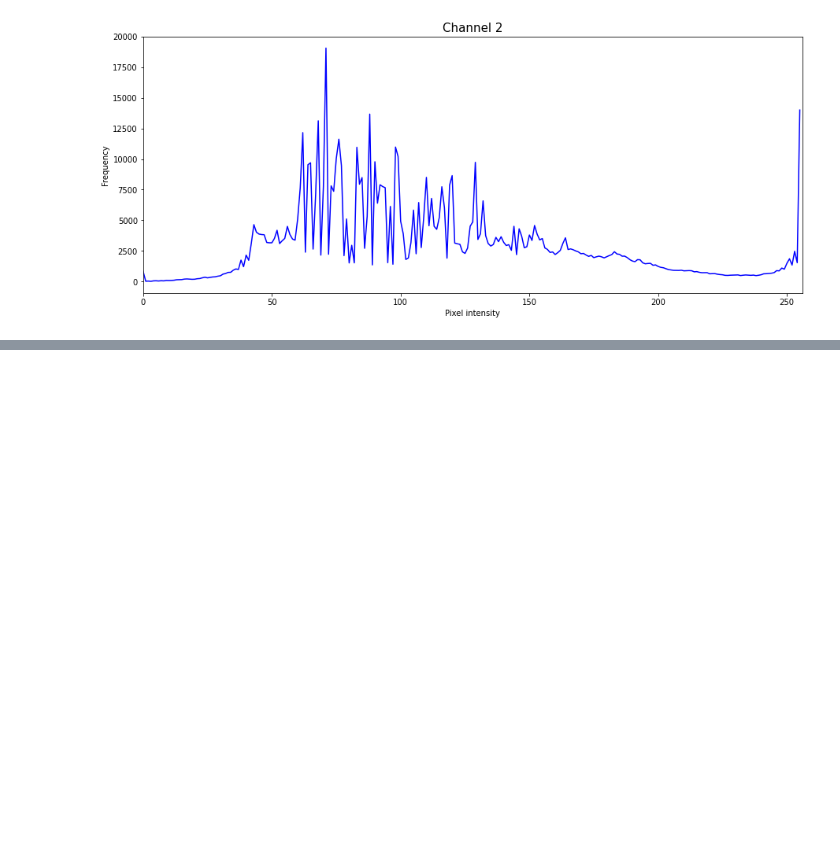
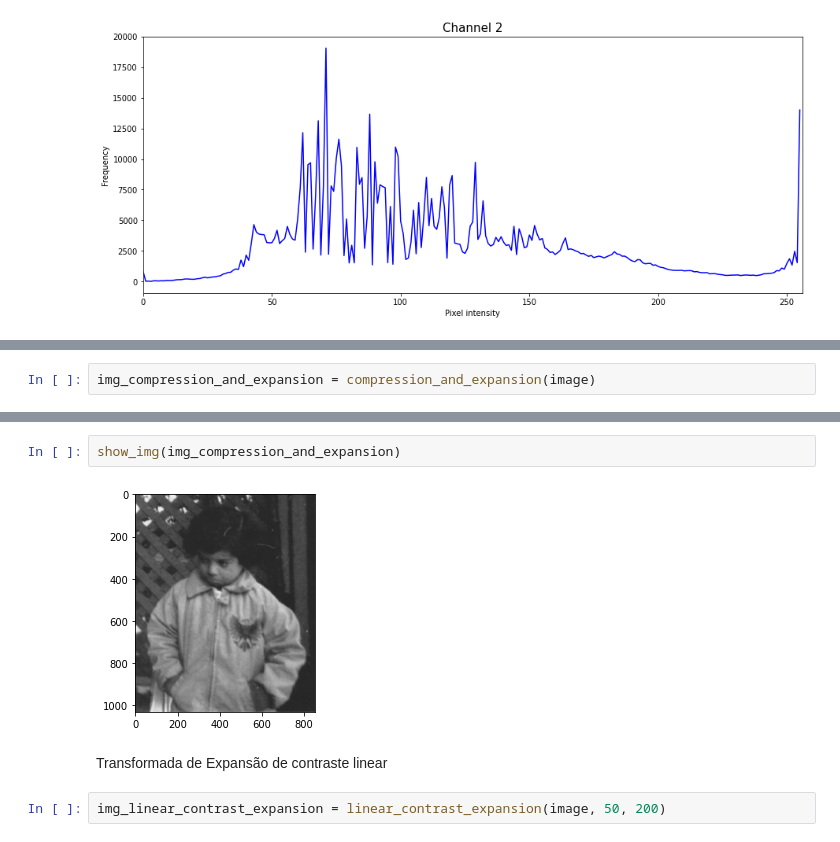
Before and after one commit to fwase/imagens, a Jupyter notebook: activity_1/activity_1.ipynb, the cells around one changed output, grey strips where cells are left out. Cells and saved outputs as stored; diff of their text form; blank space fills up the shorter version.

```diff
--- a/activity_1/activity_1.ipynb
+++ b/activity_1/activity_1.ipynb
@@ -42,0 +53,2 @@ img_global_histogram = global_histogram(image, generate_array=False)
+# %%
+img_compression_and_expansion = compression_and_expansion(image)
@@ -42,0 +59,8 @@ img_global_histogram = global_histogram(image, generate_array=False)
+# %%
+show_img(img_compression_and_expansion)
+# %% [output]
+[figure, added]
+# %% [markdown]
+Transformada de Expansão de contraste linear
+# %%
+img_linear_contrast_expansion = linear_contrast_expansion(image, 50, 200)
```
Also changed, not shown: parts of 9 cells of this notebook.
